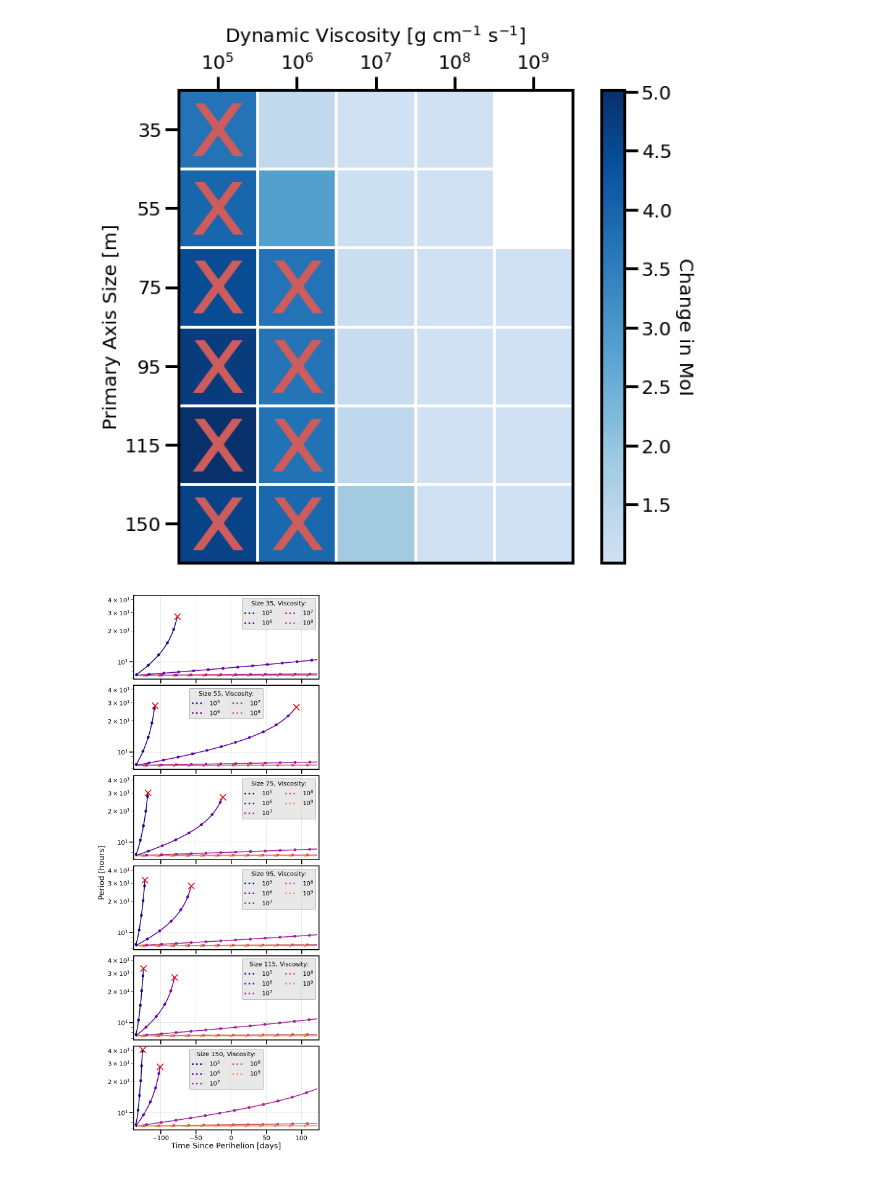
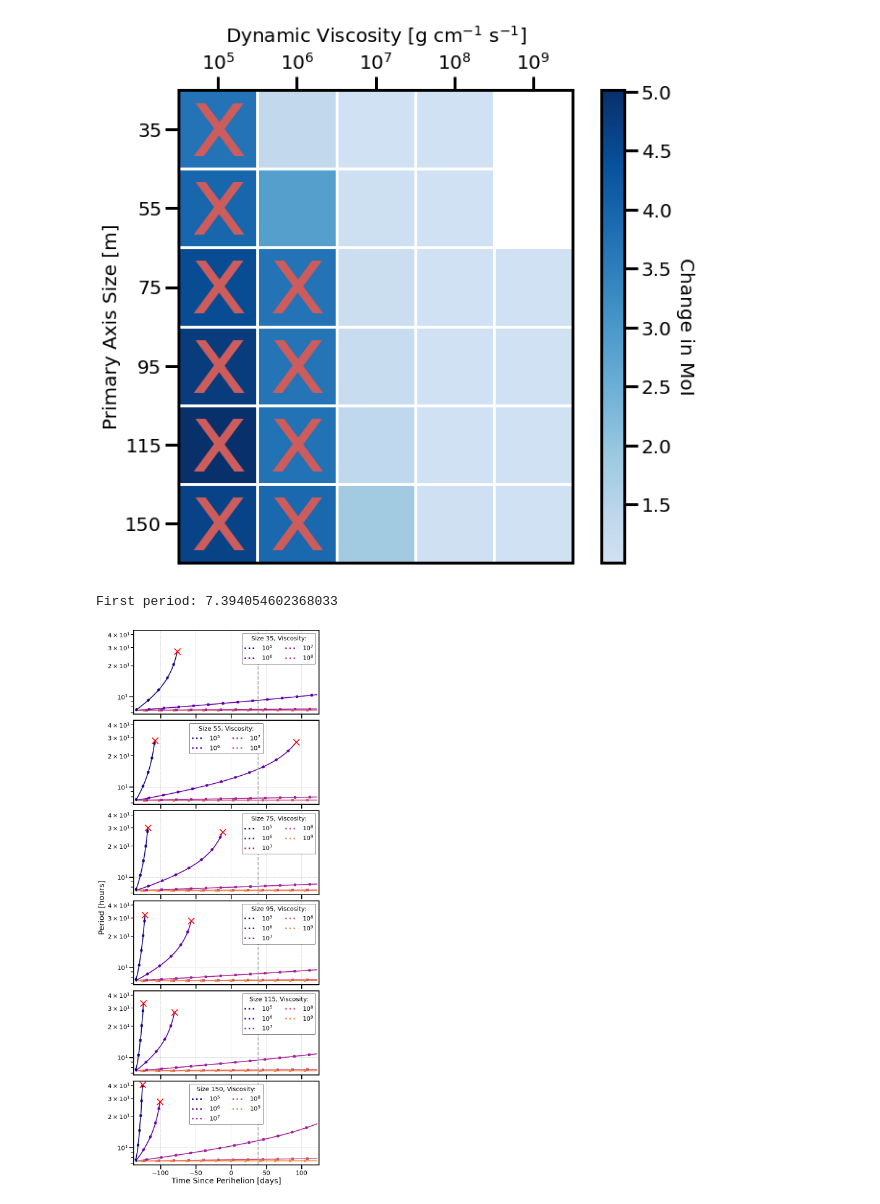
Before and after one commit to astertaylor/Oumuamua, a Jupyter notebook: Simulations/Optimal Axis Simulation Analysis.ipynb, the cells around one changed output. Cells and saved outputs as stored; diff of their text form; code cells hidden in the pictures.

```diff
--- a/Simulations/Optimal Axis Simulation Analysis.ipynb
+++ b/Simulations/Optimal Axis Simulation Analysis.ipynb
@@ -24,8 +24,8 @@ plt.rcParams['ytick.major.width'] = 3
 plt.rcParams['xtick.major.size']  = 14 #12
 plt.rcParams['ytick.major.size']  = 14#12
 
-plt.rcParams['xtick.minor.width'] = 1
-plt.rcParams['ytick.minor.width'] = 1
+plt.rcParams['xtick.minor.width'] = 2
+plt.rcParams['ytick.minor.width'] = 2
 plt.rcParams['xtick.minor.size']  = 8
 plt.rcParams['ytick.minor.size']  = 8
 
@@ -45,6 +45,7 @@ plt.rcParams['legend.facecolor'] = 'none'
 figaspectratio = 1.25
 
 peri=2458013
+obs=2458051
 # %%
 datfile=pd.read_csv('..//Simulations//oumuamua_traj.csv')
 times=datfile['Time'].to_numpy()
@@ -61,7 +62,7 @@ cols=['#377eb8', '#ff7f00', '#4daf4a', '#f781bf', '#984ea3']
 cmap=matplotlib.cm.get_cmap('plasma')
 cols=cmap(np.linspace(0,.9,6))
 
-figx=20
+figx=15
 figy=figx*figaspectratio
 
 fig,axes=plt.subplots(len(sizes),2,figsize=(figx,figy),sharex=True,sharey=True,constrained_layout=True)
@@ -101,19 +102,20 @@ for i,s in enumerate(sizes):
         handles.append(plt.Line2D([0,1],[0,1],linestyle='dotted',color=cols[mu-5],linewidth=5,label='$10^{%s}$'%mu))
 
     for ax in axes[i]:
-        ax.grid(linestyle='dashed')
-        ax.legend(handles=handles,ncol=2,title='Size '+str(s)+', Viscosity:',
-                  fancybox=True,edgecolor='black',facecolor='lightgray',framealpha=0.5)
+        ax.grid(linestyle='dashed',zorder=-10)
+        if i in [1,5]: legloc='upper center'
+        else: legloc='upper right'
+        ax.legend(handles=handles,ncol=2,title='Size '+str(s)+', Viscosity:',fontsize=14,loc=legloc,
+                  title_fontsize=14,fancybox=True,edgecolor='black',facecolor='white',framealpha=1)
         ax.set_yscale('log')
         ax.set_xlim([np.min(times)-3,np.max(times)+3])
+        ax.axvline(obs-peri,0,1,c='darkgray',ls='dashed',lw=3,zorder=0)
 
 fig.supxlabel("Time Since Perihelion [days]")
 fig.supylabel("Aspect Ratio")
 axes[0][0].set_title("Primary Aspect Ratio")
 axes[0][1].set_title("Secondary Aspect Ratio")
 
-fig.set_rasterized(True)
-
 plt.savefig('../Figures and Paper/optimal_axis_aspect_ratio.pdf',
-           bbox_inches='tight',dpi=300)
+           bbox_inches='tight',dpi=100)
 # %% [output]
@@ -280,7 +282,19 @@ import matplotlib.gridspec as gridspec
 from scipy.interpolate import UnivariateSpline,interp1d
 import matplotlib
 
-pinit=7.3919
+file=glob.glob("../Simulations/logs/*pancake_*a75_9.csv")[0]
+mu=int(file.split("_")[-1][:-4])
+mumax=max(mu,mumax)
+pancake=pd.read_csv(file,names=['Times',"MoIs","a","b","c"]).drop(np.nan,axis=0)
+times=pancake['Times'].to_numpy(dtype=float)/86400-peri
+
+moi=pancake['MoIs'].to_numpy(dtype=float)
+
+ind=np.argmin(np.abs(times-40))
+
+pinit=7.4010
+
+print("First period:",pinit*moi[0]/moi[ind])
 
 sizes=[35,55,75,95,115,150]
 
@@ -298,34 +312,36 @@ for i,s in enumerate(sizes):
         mumax=max(mu,mumax)
         pancake=pd.read_csv(file,names=['Times',"MoIs","a","b","c"]).drop(np.nan,axis=0)
         times=pancake['Times'].to_numpy(dtype=float)/86400-peri
 
         converge=(np.max(times)>=tmax)
 
         moi=pancake['MoIs'].to_numpy(dtype=float)
 
         per=pinit*moi/moi[0]
 
         axes[i].plot(times,per,color=cols[mu-5],label=mu,linewidth=3,zorder=1)
         axes[i].plot(times,per,color=cols[mu-5],label=mu,linewidth=8,linestyle=(mu-5,(1,5)),zorder=2)
 
         if not converge:
             axes[i].scatter(times[-1],per[-1],color='r',alpha=1,marker='x',s=400,lw=3,zorder=3)
 
     for mu in range(5,mumax+1):
         handles.append(plt.Line2D([0,1],[0,1],linestyle='dotted',color=cols[mu-5],linewidth=5,label='$10^{%s}$'%mu))
 
     axes[i].grid(linestyle='dashed')
     axes[i].legend(handles=handles,ncol=2,title='Size '+str(s)+', Viscosity:',
-              fancybox=True,edgecolor='black',facecolor='lightgray',framealpha=0.5)
+                   fancybox=True,edgecolor='black',facecolor='white',framealpha=1)
     axes[i].set_yscale('log')
     axes[i].set_xlim([np.min(times)-3,np.max(times)+3])
+    axes[i].axvline(obs-peri,0,1,c='darkgray',lw=3,ls='dashed')
 
 axes[-1].set_xlabel("Time Since Perihelion [days]",fontsize=25)
 fig.supylabel("Period [hours]",fontsize=25)
 
-fig.set_rasterized(True)
+#fig.set_rasterized(True)
 
 plt.savefig('../Figures and Paper/optimal_axis_periods.pdf',
-           bbox_inches='tight',dpi=300)
+           bbox_inches='tight',dpi=100)
 # %% [output]
+First period: 7.394054602368033
-[figure, old version]
+[figure, new version]
```
Also changed, not shown: parts of 2 cells of this notebook, 52 other files.
